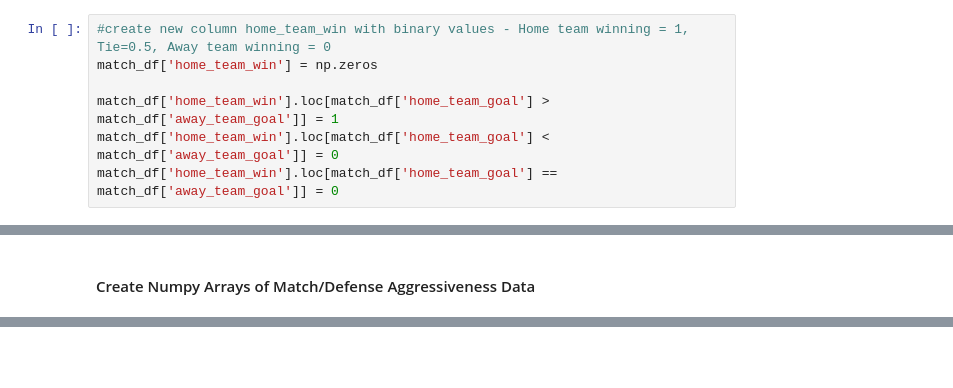
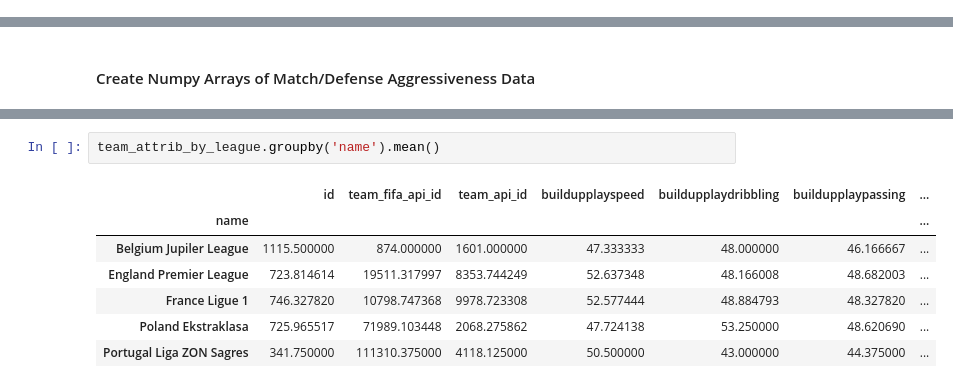
Before and after one commit to kevintheduu/european-soccer-hypothesis-testing, a Jupyter notebook: hyp_test_3.ipynb, the cells around one changed output, grey strips where cells are left out. Saved outputs shown, nothing was run; the diff lists cells and outputs as text; blank space fills up the shorter version.

```diff
--- a/hyp_test_3.ipynb
+++ b/hyp_test_3.ipynb
@@ -172,7 +109,0 @@ player_df.head()
-# %%
-#create new column home_team_win with binary values - Home team winning = 1, Tie=0.5, Away team winning = 0
-match_df['home_team_win'] = np.zeros
-
-match_df['home_team_win'].loc[match_df['home_team_goal'] > match_df['away_team_goal']] = 1
-match_df['home_team_win'].loc[match_df['home_team_goal'] < match_df['away_team_goal']] = 0
-match_df['home_team_win'].loc[match_df['home_team_goal'] == match_df['away_team_goal']] = 0
@@ -524,0 +272,10 @@ Ttest_indResult(statistic=2.5188908490358553, pvalue=0.013390650158095783)
+# %%
+team_attrib_by_league.groupby('name').mean()
+# %% [output]
+|  | id | team_fifa_api_id | team_api_id | buildupplayspeed | buildupplaydribbling | buildupplaypassing | ... |
+| name |  |  |  |  |  |  | ... |
+| Belgium Jupiler League | 1115.500000 | 874.000000 | 1601.000000 | 47.333333 | 48.000000 | 46.166667 | ... |
+| England Premier League | 723.814614 | 19511.317997 | 8353.744249 | 52.637348 | 48.166008 | 48.682003 | ... |
+| France Ligue 1 | 746.327820 | 10798.747368 | 9978.723308 | 52.577444 | 48.884793 | 48.327820 | ... |
+| Poland Ekstraklasa | 725.965517 | 71989.103448 | 2068.275862 | 47.724138 | 53.250000 | 48.620690 | ... |
+| Portugal Liga ZON Sagres | 341.750000 | 111310.375000 | 4118.125000 | 50.500000 | 43.000000 | 44.375000 | ... |
```
Also changed, not shown: parts of 79 cells of this notebook.
